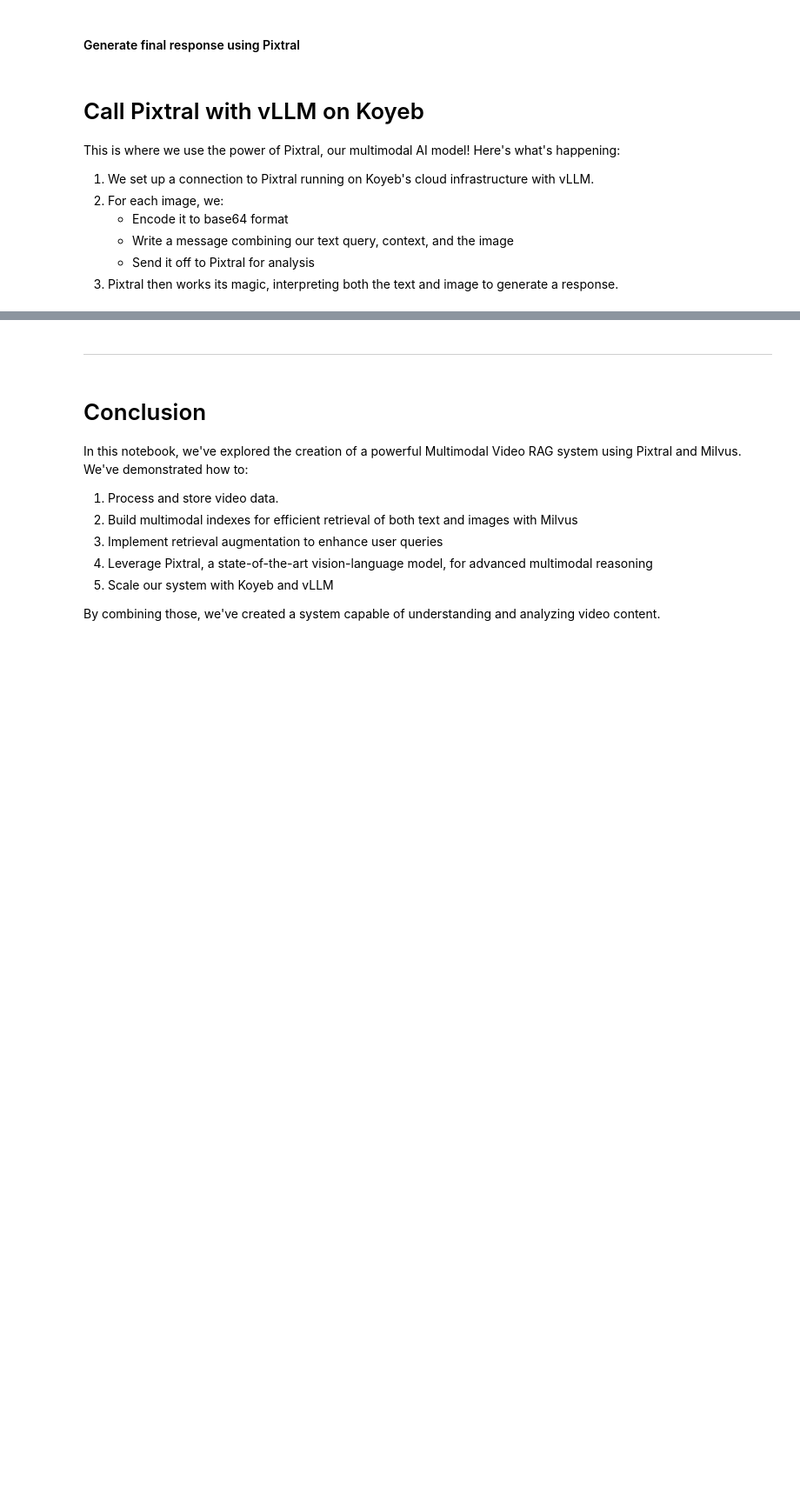
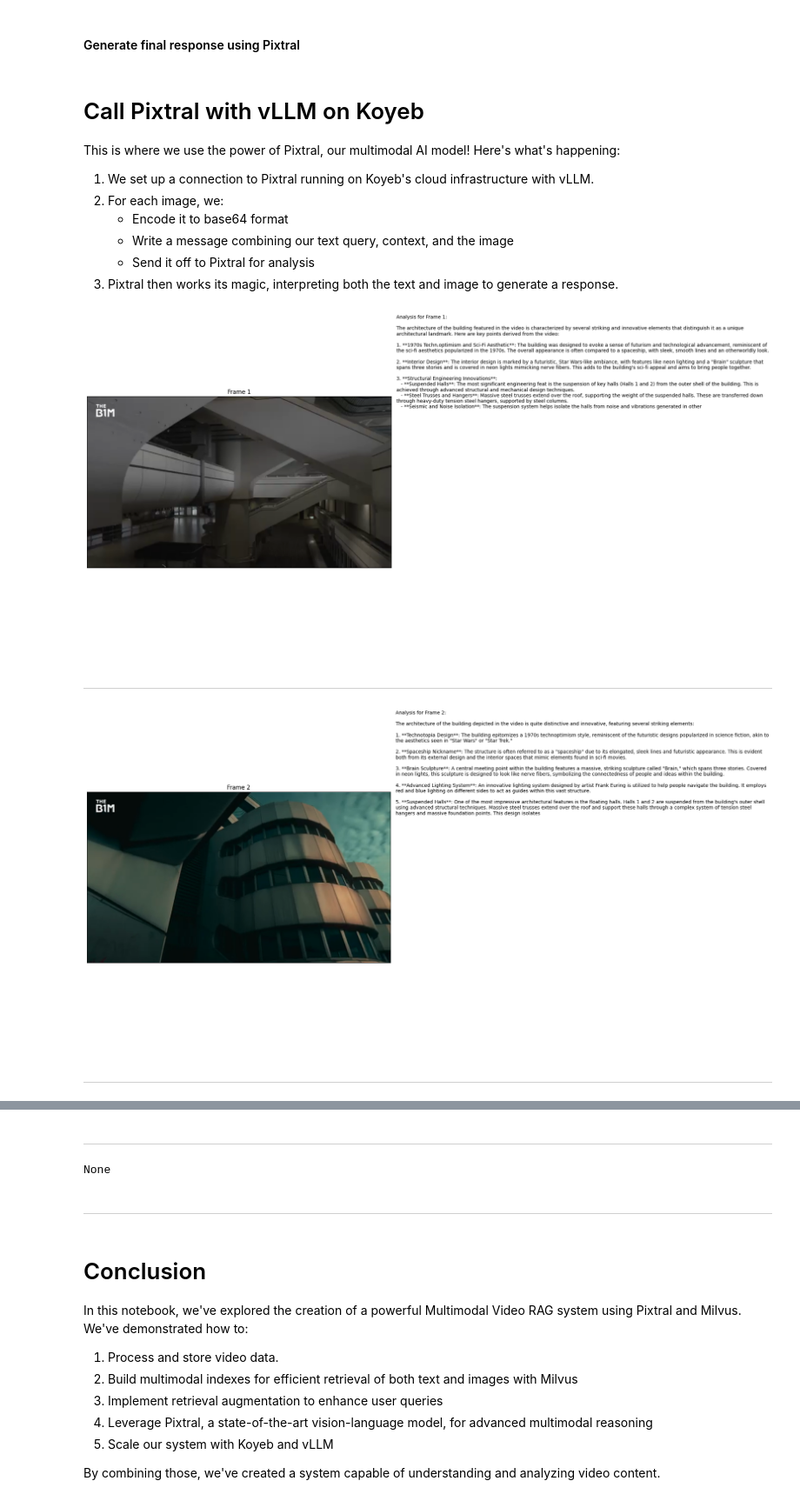
Before and after one commit to stephen37/talks, a Jupyter notebook: vllms/multimodal_rag_with_pixtral_vllm.ipynb, the cells around one changed output, grey strips where cells are left out. Shown at 87% size. Saved outputs shown, nothing was run; the diff lists cells and outputs as text; code cells hidden in the pictures; blank space fills up the shorter version.

```diff
--- a/vllms/multimodal_rag_with_pixtral_vllm.ipynb
+++ b/vllms/multimodal_rag_with_pixtral_vllm.ipynb
@@ -389,13 +386,13 @@ This template will be used to format prompts for the AI model, ensuring it has a
 # %%
 import json
 
-metadata_vid = {}
-# metadata_vid = {
-#     "Author": "3Blue1Brown",
-#     "Title": "A pretty reason why Gaussian + Gaussian = Gaussian",
-#     "Views": 803400,
-# }
-# metadata_str = json.dumps(metadata_vid)
+# metadata_vid = {}
+metadata_vid = {
+    "Author": "The B1M",
+    "Title": "Inside Europe's $1BN Abandoned Mega-Build",
+    "Views": 1120617,
+}
+metadata_str = json.dumps(metadata_vid)
 
 qa_tmpl_str = (
     "Given the provided information, including relevant images and retrieved context from the video, \
@@ -584,10 +587,15 @@ def process_query_with_multiple_images(
 
         display(Markdown("---"))
 # %%
-query_str = "Using examples from video, explain all things covered in the video regarding the gaussian function"
+query_str = "Using examples from video, explain the architecture of this building"
 
 metadata_str = "{}"
 response = process_query_with_multiple_images(
     query_str, context_str, metadata_str, image_documents
 )
 print(response)
+# %% [output]
+[figure, added]
+---
+[figure, added]
+---
@@ -594,3 +603,5 @@ print(response)
+---
+None
 # %% [markdown]
 ---
 # %% [markdown]
```
Also changed, not shown: parts of 6 cells of this notebook.
